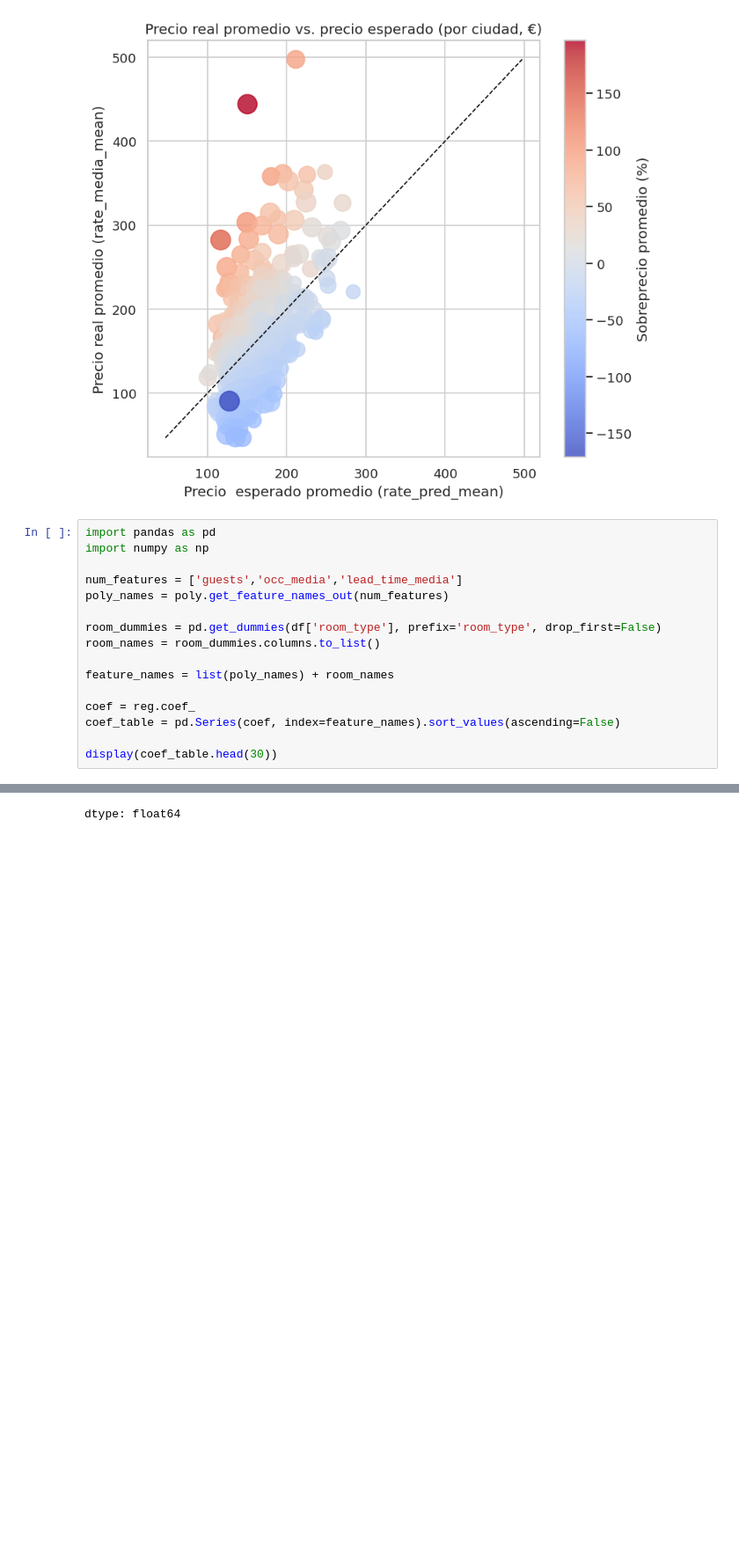
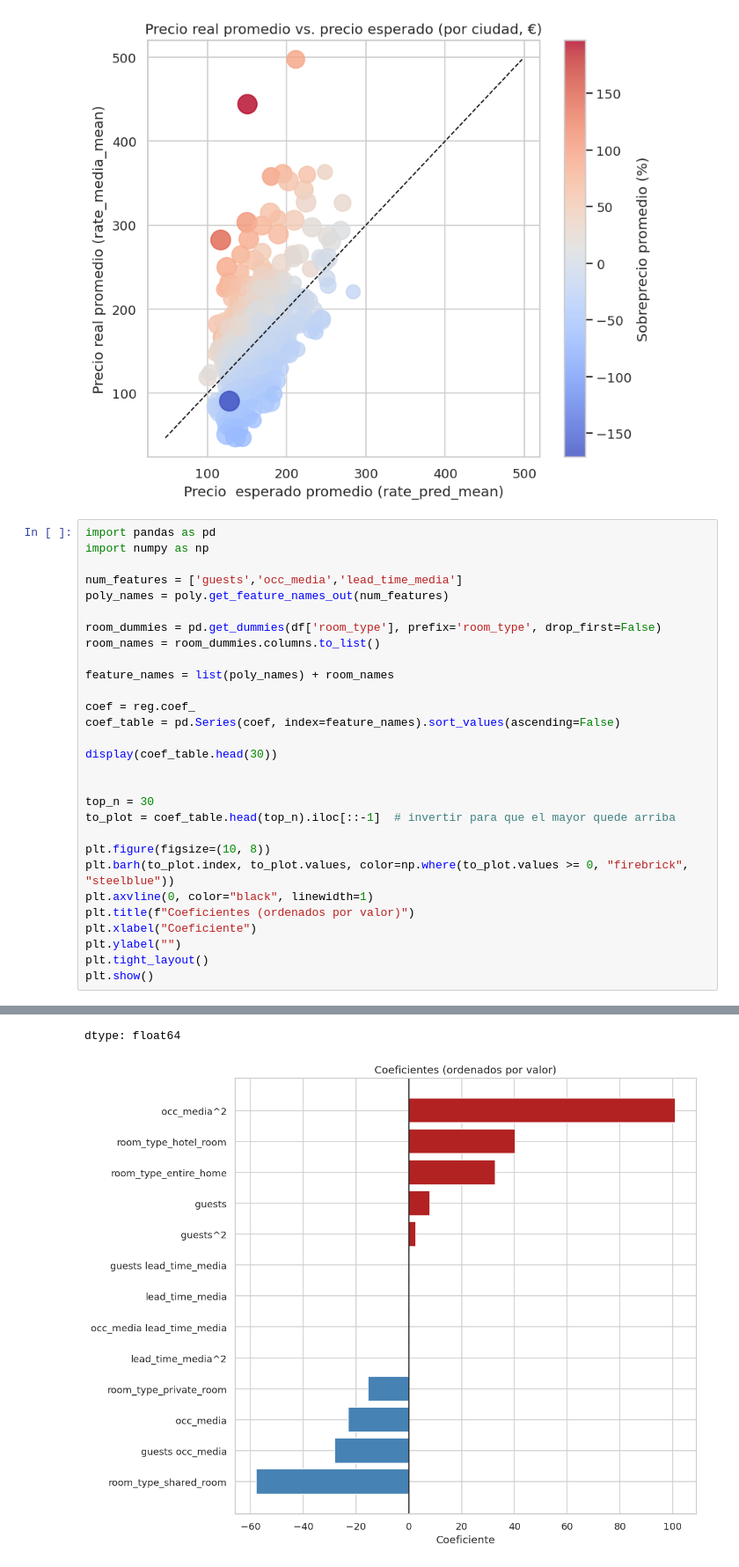
Before and after one commit to Rajevic-0/Proyecto-Mineria-De-Datos, a Jupyter notebook: Notebooks/Hito_1.ipynb, the cells around one changed output, grey strips where cells are left out. Shown at 88% size. Cells and saved outputs as stored; diff of their text form; blank space fills up the shorter version.

Commit message:
Added graph

```diff
--- a/Notebooks/Hito_1.ipynb
+++ b/Notebooks/Hito_1.ipynb
@@ -625,30 +625,44 @@ import pandas as pd
 import numpy as np
 
 num_features = ['guests','occ_media','lead_time_media']
 poly_names = poly.get_feature_names_out(num_features)
 
 room_dummies = pd.get_dummies(df['room_type'], prefix='room_type', drop_first=False)
 room_names = room_dummies.columns.to_list()
 
 feature_names = list(poly_names) + room_names
 
 coef = reg.coef_
 coef_table = pd.Series(coef, index=feature_names).sort_values(ascending=False)
 
 display(coef_table.head(30))
+
+
+top_n = 30
+to_plot = coef_table.head(top_n).iloc[::-1]  # invertir para que el mayor quede arriba
+
+plt.figure(figsize=(10, 8))
+plt.barh(to_plot.index, to_plot.values, color=np.where(to_plot.values >= 0, "firebrick", "steelblue"))
+plt.axvline(0, color="black", linewidth=1)
+plt.title(f"Coeficientes (ordenados por valor)")
+plt.xlabel("Coeficiente")
+plt.ylabel("")
+plt.tight_layout()
+plt.show()
 # %% [output]
 |  | 0 |
 | occ_media^2 | 100.946744 |
 | room_type_hotel_room | 40.334811 |
 | room_type_entire_home | 32.875518 |
 | guests | 7.949077 |
 | guests^2 | 2.545294 |
 | guests lead_time_media | 0.106230 |
 | lead_time_media | 0.087780 |
 | occ_media lead_time_media | 0.058946 |
 | lead_time_media^2 | -0.001750 |
 | room_type_private_room | -15.371805 |
 | occ_media | -22.882826 |
 | guests occ_media | -28.189725 |
 | room_type_shared_room | -57.838524 |
 dtype: float64
+[figure, added]
```
